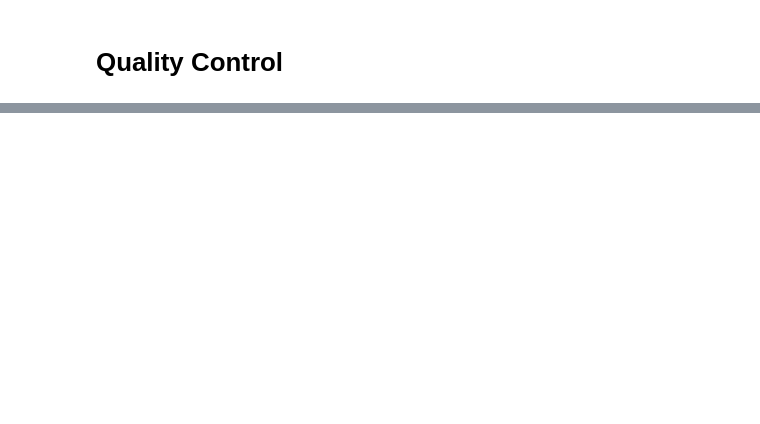
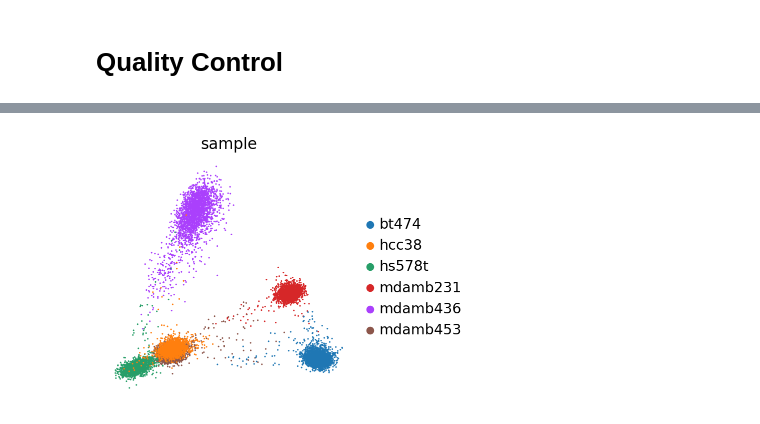
Before and after one commit to brocklab/clusterCleaver-analysis, a Jupyter notebook: notebooks/process10x.ipynb, the cells around one changed output, grey strips where cells are left out. Cells and saved outputs as stored; diff of their text form; code cells hidden in the pictures; blank space fills up the shorter version.

```diff
--- a/notebooks/process10x.ipynb
+++ b/notebooks/process10x.ipynb
@@ -74,0 +127,4 @@ adata.write_h5ad('../data/h5ads/jostner-qc.h5ad')
+# %%
+adata = sc.read_h5ad('../data/h5ads/jostner-normalized.h5ad')
+# %%
+adata.X = adata.layers['log1p_norm']
@@ -74,0 +134,4 @@ adata.write_h5ad('../data/h5ads/jostner-qc.h5ad')
+# %%
+sc.pl.pca_scatter(adata, color="sample")
+# %% [output]
+[figure, added]
```
Also changed, not shown: parts of 20 cells of this notebook.
